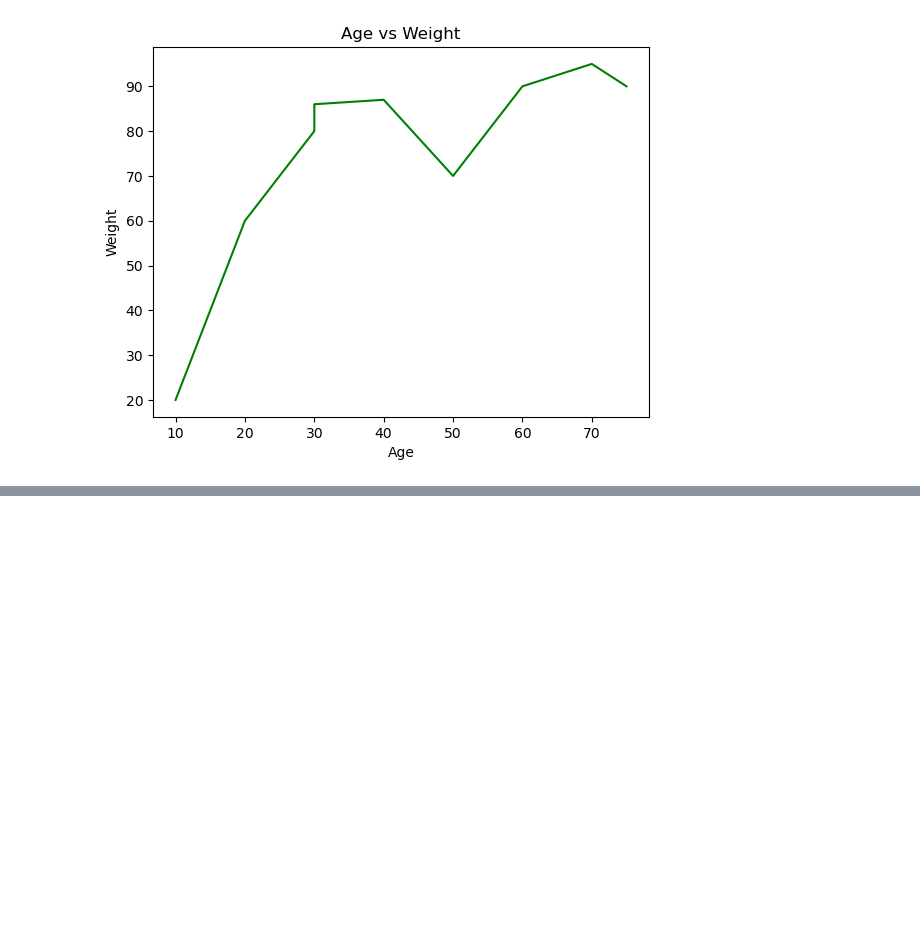
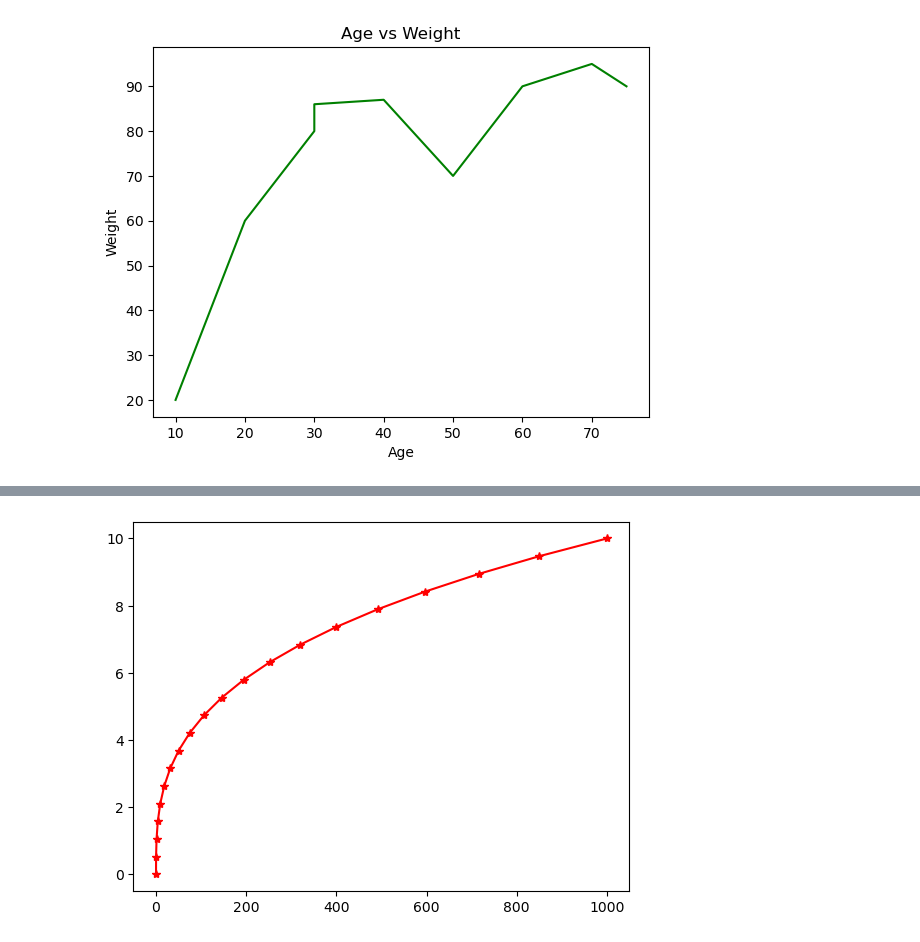
Before and after one commit to busragzl/PythonProject-DataScience, a Jupyter notebook: 9- IntroToMetplotlib.ipynb, the cells around one changed output, grey strips where cells are left out. Saved outputs shown, nothing was run; the diff lists cells and outputs as text; code cells hidden in the pictures; blank space fills up the shorter version.

```diff
--- a/9- IntroToMetplotlib.ipynb
+++ b/9- IntroToMetplotlib.ipynb
@@ -44,0 +76,5 @@ plt.show()
+# %%
+plt.plot(numpy_arr2,numpy_arr1,"r*-")
+plt.show()
+# %% [output]
+[figure, added]
```
Also changed, not shown: parts of 10 cells of this notebook, 1 other file.
